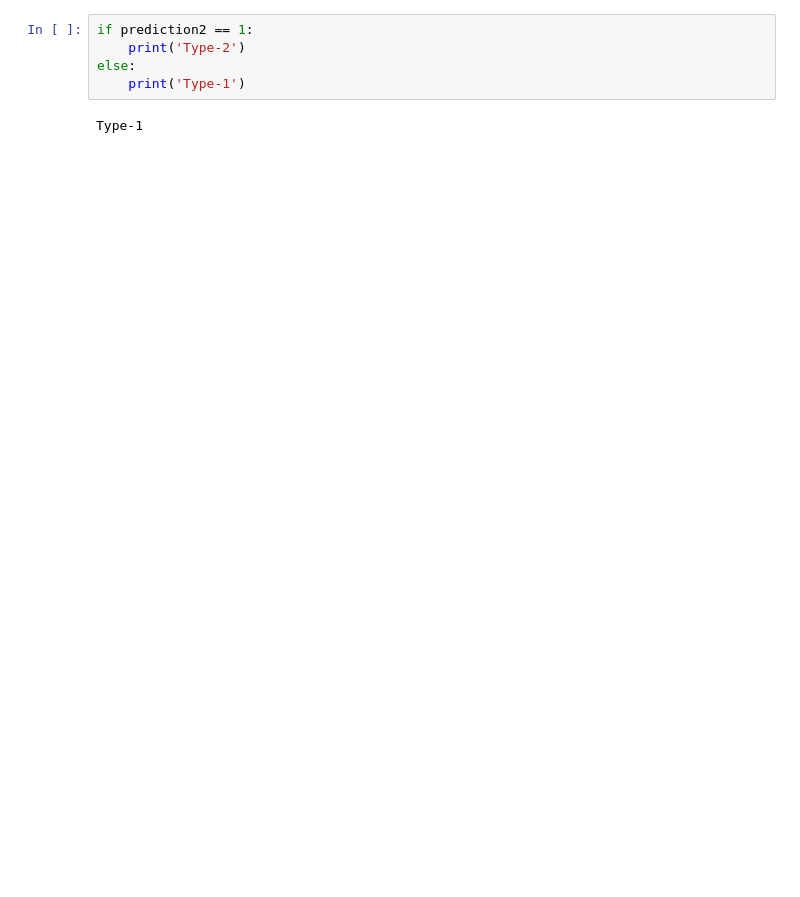
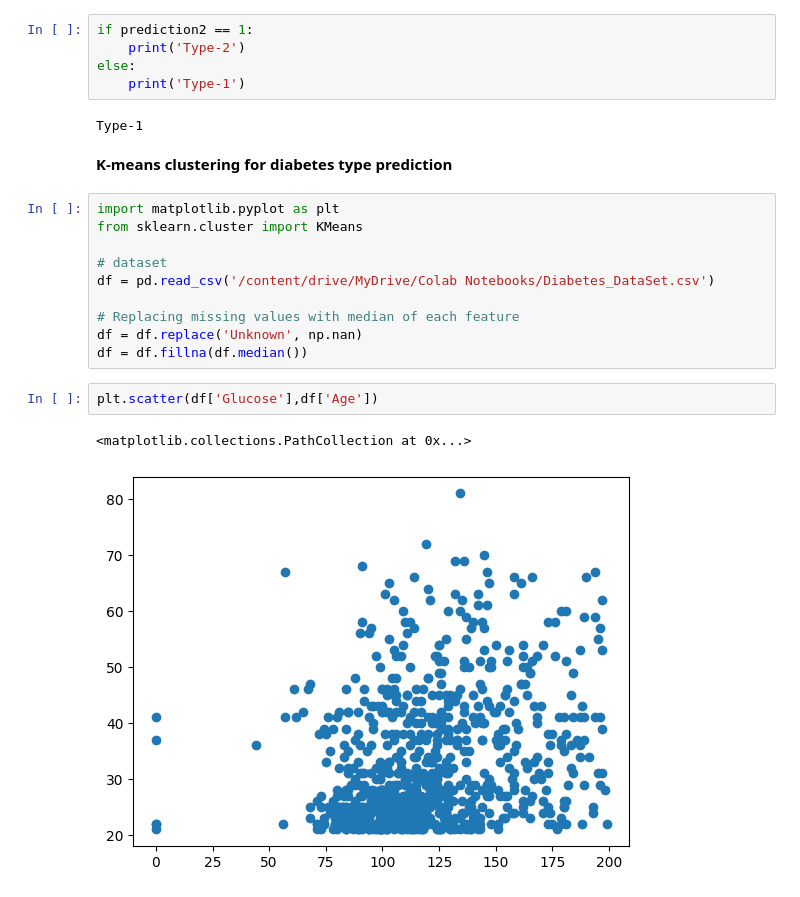
Before and after one commit to Novice1414/Final_Year_Project, a Jupyter notebook: T1T2prediction.ipynb, the cells around one changed output. Drawn from its saved outputs; the diff is of its cells as text; blank space fills up the shorter version.

```diff
--- a/T1T2prediction.ipynb
+++ b/T1T2prediction.ipynb
@@ -130,3 +114,20 @@ else:
     print('Type-1')
 # %% [output]
 Type-1
+# %% [markdown]
+**K-means clustering for diabetes type prediction**
+# %%
+import matplotlib.pyplot as plt
+from sklearn.cluster import KMeans
+
+# dataset
+df = pd.read_csv('/content/drive/MyDrive/Colab Notebooks/Diabetes_DataSet.csv')
+
+# Replacing missing values with median of each feature
+df = df.replace('Unknown', np.nan)
+df = df.fillna(df.median())
+# %%
+plt.scatter(df['Glucose'],df['Age'])
+# %% [output]
+<matplotlib.collections.PathCollection at 0x...>
+[figure, added]
```
Also changed, not shown: parts of 18 cells of this notebook.
